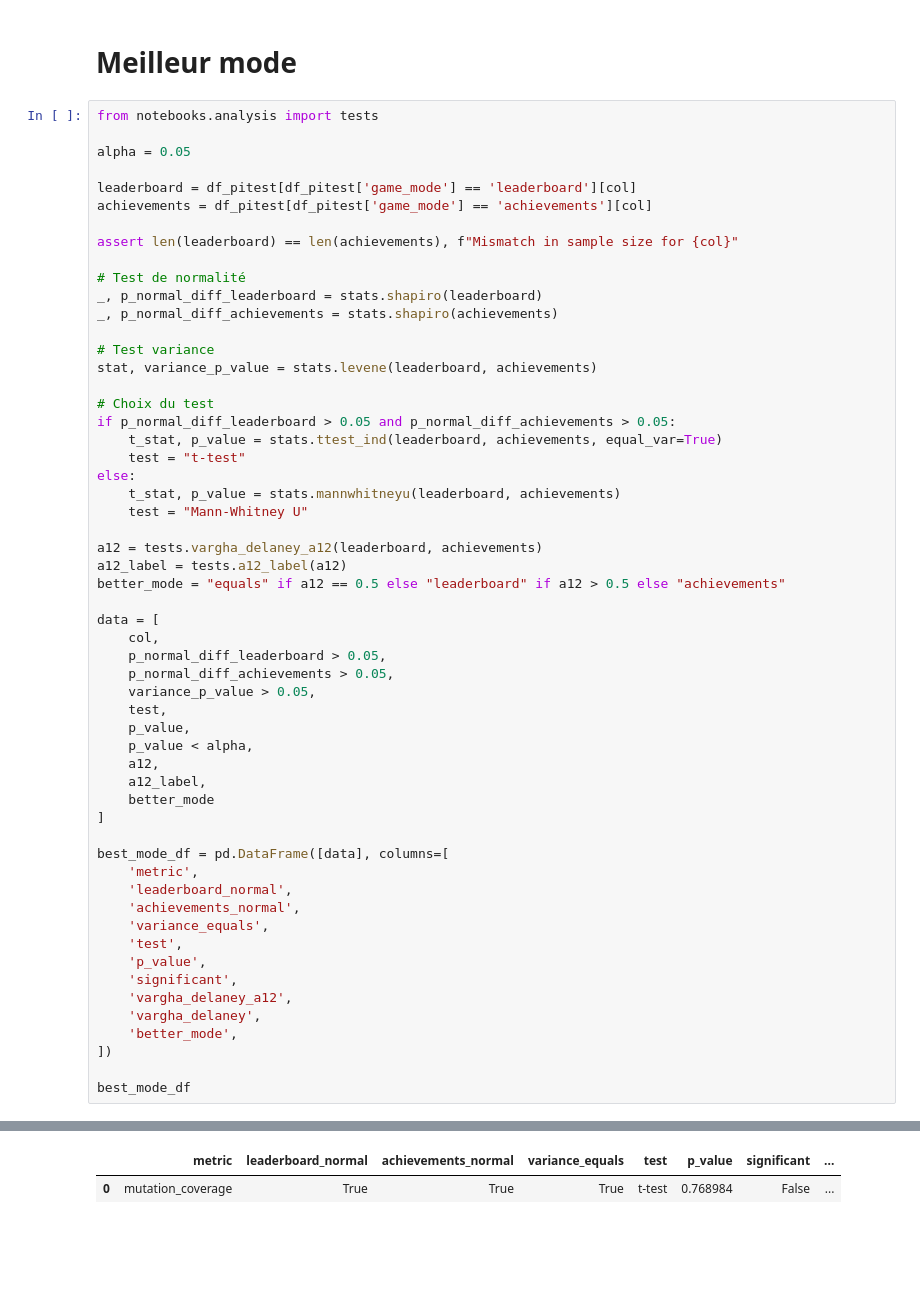
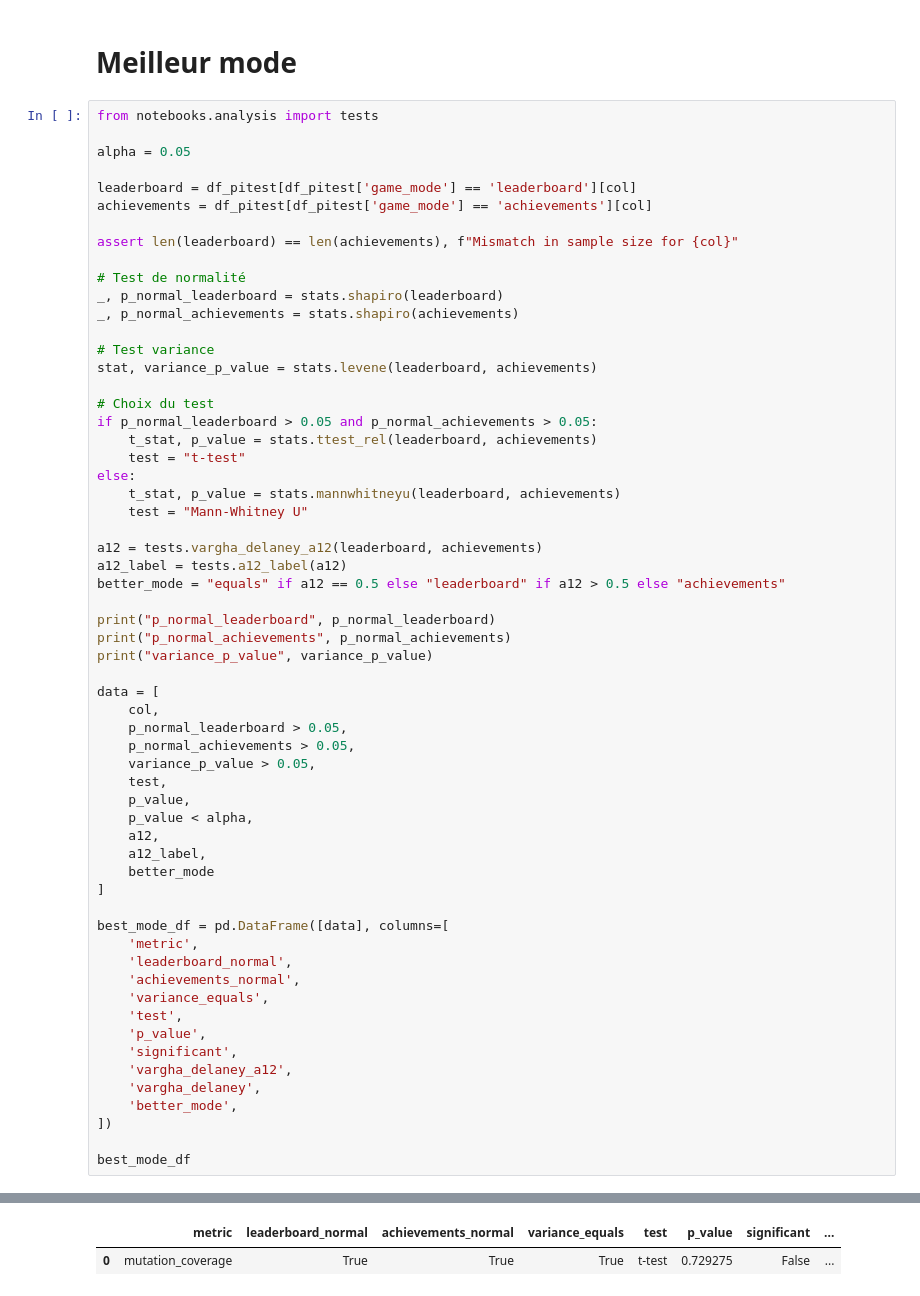
Before and after one commit to ThibBer/MemoireDataAnalytics, a Jupyter notebook: notebooks/analysis/Pitest.ipynb, the cells around one changed output, grey strips where cells are left out. Cells and saved outputs as stored; diff of their text form; blank space fills up the shorter version.

```diff
--- a/notebooks/analysis/Pitest.ipynb
+++ b/notebooks/analysis/Pitest.ipynb
@@ -130,15 +168,15 @@ achievements = df_pitest[df_pitest['game_mode'] == 'achievements'][col]
 assert len(leaderboard) == len(achievements), f"Mismatch in sample size for {col}"
 
 # Test de normalité
-_, p_normal_diff_leaderboard = stats.shapiro(leaderboard)
-_, p_normal_diff_achievements = stats.shapiro(achievements)
+_, p_normal_leaderboard = stats.shapiro(leaderboard)
+_, p_normal_achievements = stats.shapiro(achievements)
 
 # Test variance
 stat, variance_p_value = stats.levene(leaderboard, achievements)
 
 # Choix du test
-if p_normal_diff_leaderboard > 0.05 and p_normal_diff_achievements > 0.05:
-    t_stat, p_value = stats.ttest_ind(leaderboard, achievements, equal_var=True)
+if p_normal_leaderboard > 0.05 and p_normal_achievements > 0.05:
+    t_stat, p_value = stats.ttest_rel(leaderboard, achievements)
     test = "t-test"
 else:
     t_stat, p_value = stats.mannwhitneyu(leaderboard, achievements)
@@ -148,10 +186,14 @@ a12 = tests.vargha_delaney_a12(leaderboard, achievements)
 a12_label = tests.a12_label(a12)
 better_mode = "equals" if a12 == 0.5 else "leaderboard" if a12 > 0.5 else "achievements"
 
+print("p_normal_leaderboard", p_normal_leaderboard)
+print("p_normal_achievements", p_normal_achievements)
+print("variance_p_value", variance_p_value)
+
 data = [
     col,
-    p_normal_diff_leaderboard > 0.05,
-    p_normal_diff_achievements > 0.05,
+    p_normal_leaderboard > 0.05,
+    p_normal_achievements > 0.05,
     variance_p_value > 0.05,
     test,
     p_value,
@@ -179,2 +224,2 @@ best_mode_df
 |  | metric | leaderboard_normal | achievements_normal | variance_equals | test | p_value | significant | ... |
-| 0 | mutation_coverage | True | True | True | t-test | 0.768984 | False | ... |
+| 0 | mutation_coverage | True | True | True | t-test | 0.729275 | False | ... |
```
Also changed, not shown: parts of 6 cells of this notebook, 26 other files.
